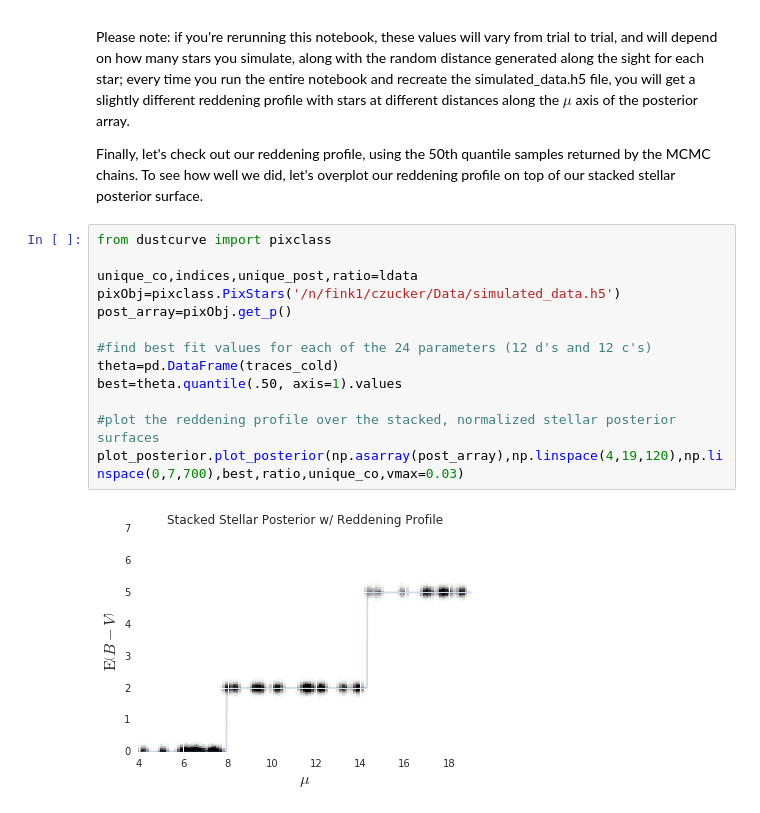
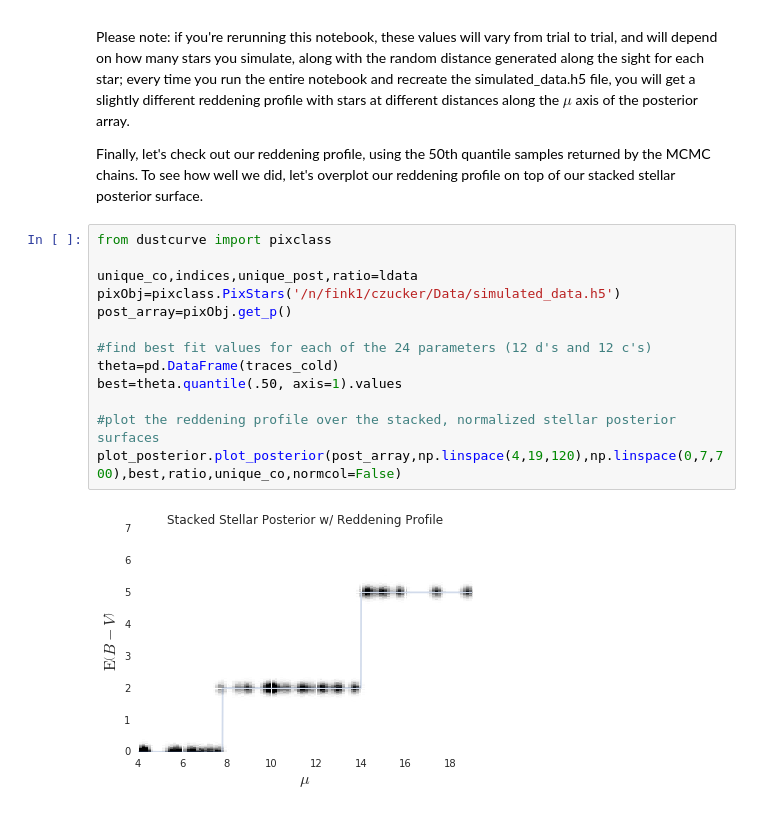
Before and after one commit to catherinezucker/dustcurve, a Jupyter notebook: model.ipynb, the cells around one changed output. Drawn from its saved outputs; the diff is of its cells as text.

```diff
--- a/model.ipynb
+++ b/model.ipynb
@@ -273,15 +273,15 @@ Finally, let's check out our reddening profile, using the 50th quantile samples
 # %%
 from dustcurve import pixclass
 
 unique_co,indices,unique_post,ratio=ldata
 pixObj=pixclass.PixStars('/n/fink1/czucker/Data/simulated_data.h5')
 post_array=pixObj.get_p()
 
 #find best fit values for each of the 24 parameters (12 d's and 12 c's)
 theta=pd.DataFrame(traces_cold)
 best=theta.quantile(.50, axis=1).values
 
 #plot the reddening profile over the stacked, normalized stellar posterior surfaces
-plot_posterior.plot_posterior(np.asarray(post_array),np.linspace(4,19,120),np.linspace(0,7,700),best,ratio,unique_co,vmax=0.03)
+plot_posterior.plot_posterior(post_array,np.linspace(4,19,120),np.linspace(0,7,700),best,ratio,unique_co,normcol=False)
 # %% [output]
-[figure, old version]
+[figure, new version]
```
Also changed, not shown: parts of 4 cells of this notebook, 1 other file.
